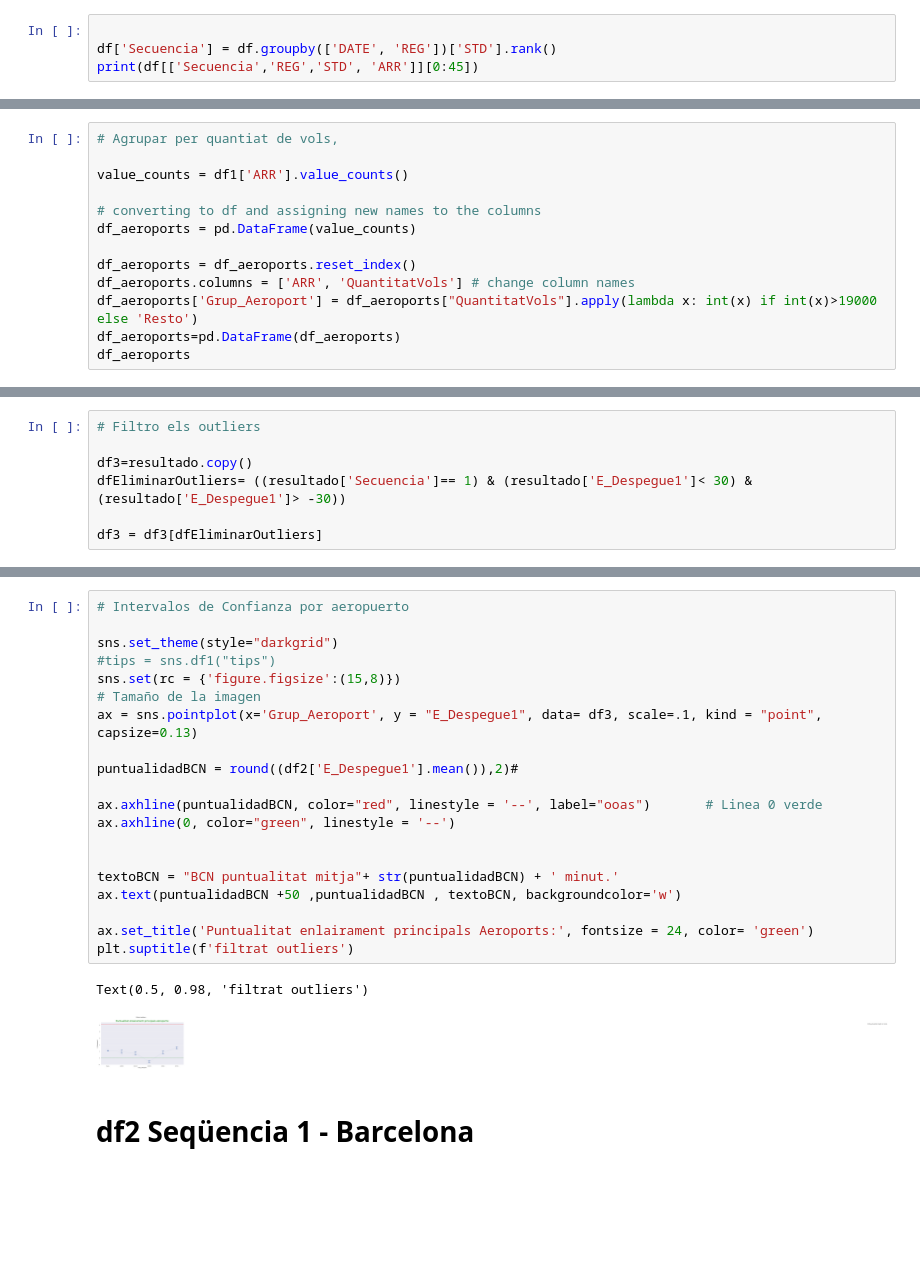
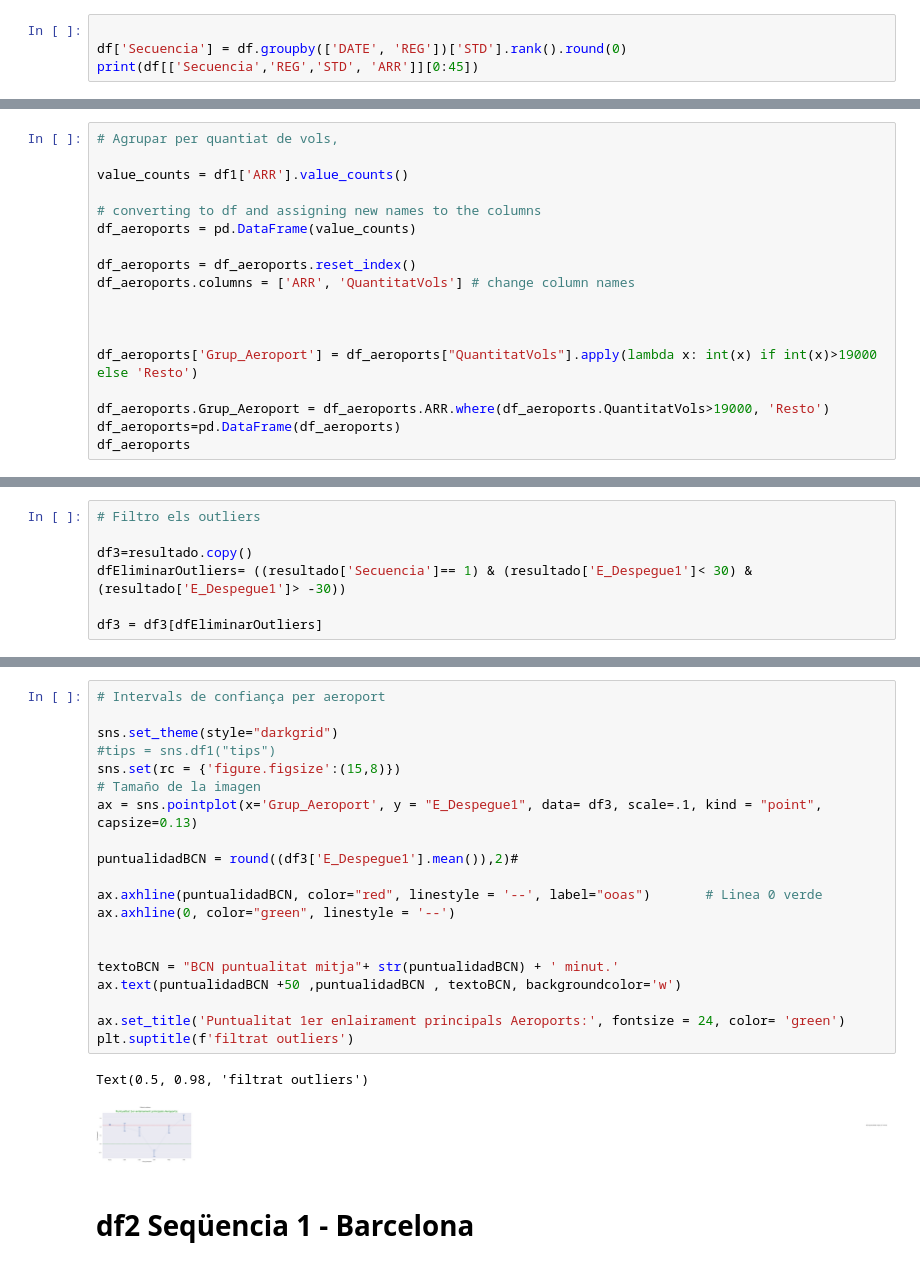
Before and after one commit to JMML2021/Entrega-projecte-final, a Jupyter notebook: Calculo_Ryainair2019ipynb.ipynb, the cells around one changed output, grey strips where cells are left out. Saved outputs shown, nothing was run; the diff lists cells and outputs as text; blank space fills up the shorter version.

```diff
--- a/Calculo_Ryainair2019ipynb.ipynb
+++ b/Calculo_Ryainair2019ipynb.ipynb
@@ -134,7 +139,7 @@ def cat(x):
         return 'extreme_greed'
 # %%
 
-df['Secuencia'] = df.groupby(['DATE', 'REG'])['STD'].rank()
+df['Secuencia'] = df.groupby(['DATE', 'REG'])['STD'].rank().round(0)
 print(df[['Secuencia','REG','STD', 'ARR']][0:45])
 # %% [output]
     Secuencia     REG                 STD  ARR
@@ -245,7 +250,12 @@ df_aeroports = pd.DataFrame(value_counts)
 
 df_aeroports = df_aeroports.reset_index()
 df_aeroports.columns = ['ARR', 'QuantitatVols'] # change column names
+
+
+
 df_aeroports['Grup_Aeroport'] = df_aeroports["QuantitatVols"].apply(lambda x: int(x) if int(x)>19000 else 'Resto')
+
+df_aeroports.Grup_Aeroport = df_aeroports.ARR.where(df_aeroports.QuantitatVols>19000, 'Resto')
 df_aeroports=pd.DataFrame(df_aeroports)
 df_aeroports
 # %% [output]
@@ -292,26 +315,26 @@ df3 = df3[dfEliminarOutliers]
 # %%
-# Intervalos de Confianza por aeropuerto
+# Intervals de confiança per aeroport
 
 sns.set_theme(style="darkgrid")
 #tips = sns.df1("tips")
 sns.set(rc = {'figure.figsize':(15,8)})
 # Tamaño de la imagen
 ax = sns.pointplot(x='Grup_Aeroport', y = "E_Despegue1", data= df3, scale=.1, kind = "point", capsize=0.13)
 
-puntualidadBCN = round((df2['E_Despegue1'].mean()),2)#
+puntualidadBCN = round((df3['E_Despegue1'].mean()),2)#
 
 ax.axhline(puntualidadBCN, color="red", linestyle = '--', label="ooas")       # Linea 0 verde
 ax.axhline(0, color="green", linestyle = '--')
 
 
 textoBCN = "BCN puntualitat mitja"+ str(puntualidadBCN) + ' minut.'
 ax.text(puntualidadBCN +50 ,puntualidadBCN , textoBCN, backgroundcolor='w')
 
-ax.set_title('Puntualitat enlairament principals Aeroports:', fontsize = 24, color= 'green')
+ax.set_title('Puntualitat 1er enlairament principals Aeroports:', fontsize = 24, color= 'green')
 plt.suptitle(f'filtrat outliers')
 # %% [output]
 Text(0.5, 0.98, 'filtrat outliers')
-[figure, old version]
+[figure, new version]
 # %% [markdown]
 # df2 Seqüencia 1 - Barcelona
 # %%
```
Also changed, not shown: parts of 10 cells of this notebook.
